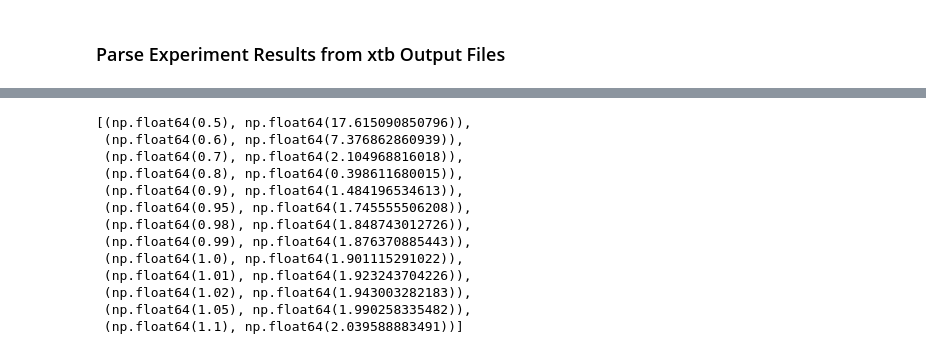
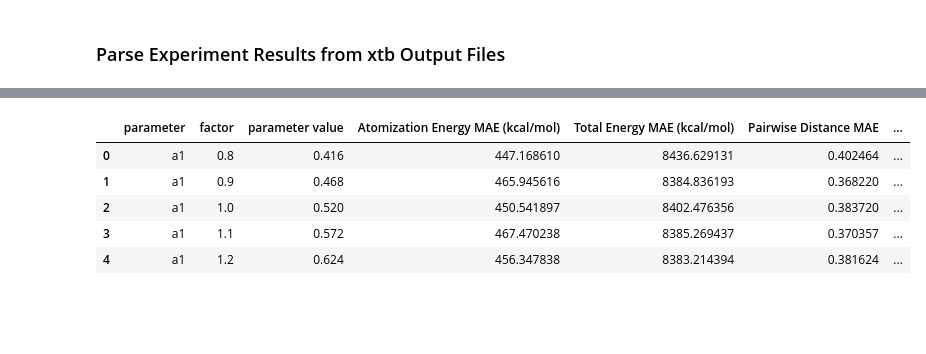
Before and after one commit to Jonathan-Woo/xtb-optimization, a Jupyter notebook: results_processing.ipynb, the cells around one changed output, grey strips where cells are left out. Drawn from its saved outputs; the diff is of its cells as text; code cells hidden in the pictures; blank space fills up the shorter version.

```diff
--- a/results_processing.ipynb
+++ b/results_processing.ipynb
@@ -79,3 +257,2 @@ results_df.to_csv(processed_results_path / "with_reference_results.csv", index=F
 # %%
-results_df = pd.read_csv("with_reference_results.csv")
-results_df.head()
+results_df = pd.read_csv(processed_results_path / "with_reference_results.csv")
@@ -223,16 +259,19 @@ plt.show()
-# %%
-errors
-# %% [output]
-[(np.float64(0.5), np.float64(17.615090850796)),
- (np.float64(0.6), np.float64(7.376862860939)),
- (np.float64(0.7), np.float64(2.104968816018)),
- (np.float64(0.8), np.float64(0.398611680015)),
- (np.float64(0.9), np.float64(1.484196534613)),
- (np.float64(0.95), np.float64(1.745555506208)),
- (np.float64(0.98), np.float64(1.848743012726)),
- (np.float64(0.99), np.float64(1.876370885443)),
- (np.float64(1.0), np.float64(1.901115291022)),
- (np.float64(1.01), np.float64(1.923243704226)),
- (np.float64(1.02), np.float64(1.943003282183)),
- (np.float64(1.05), np.float64(1.990258335482)),
- (np.float64(1.1), np.float64(2.039588883491))]
+# %%
+aggregated_results = (
+    results_df.groupby(["parameter", "factor", "parameter value"])[[
+        "Atomization Energy MAE (kcal/mol)",
+        "Total Energy MAE (kcal/mol)",
+        "Pairwise Distance MAE",
+        "Pairwise Distance Frobenius Norm",
+    ]]
+    .mean()
+    .reset_index()
+)
+aggregated_results.head()
+# %% [output]
+|  | parameter | factor | parameter value | Atomization Energy MAE (kcal/mol) | Total Energy MAE (kcal/mol) | Pairwise Distance MAE | ... |
+| 0 | a1 | 0.8 | 0.416 | 447.168610 | 8436.629131 | 0.402464 | ... |
+| 1 | a1 | 0.9 | 0.468 | 465.945616 | 8384.836193 | 0.368220 | ... |
+| 2 | a1 | 1.0 | 0.520 | 450.541897 | 8402.476356 | 0.383720 | ... |
+| 3 | a1 | 1.1 | 0.572 | 467.470238 | 8385.269437 | 0.370357 | ... |
+| 4 | a1 | 1.2 | 0.624 | 456.347838 | 8383.214394 | 0.381624 | ... |
```
Also changed, not shown: parts of 19 cells of this notebook, 1 other file.
